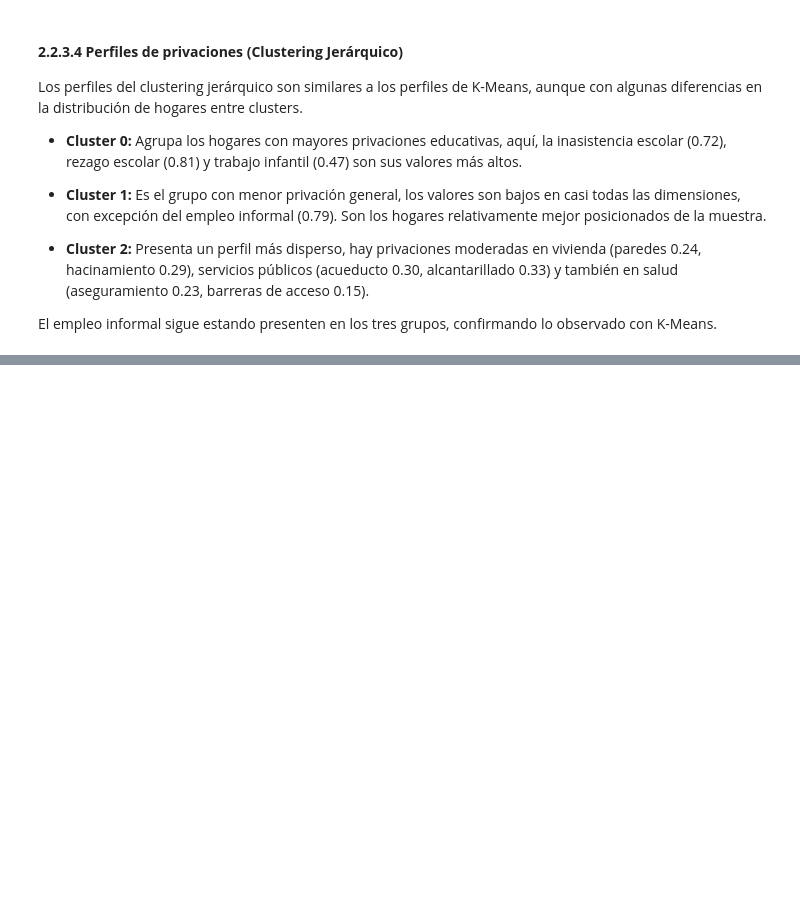
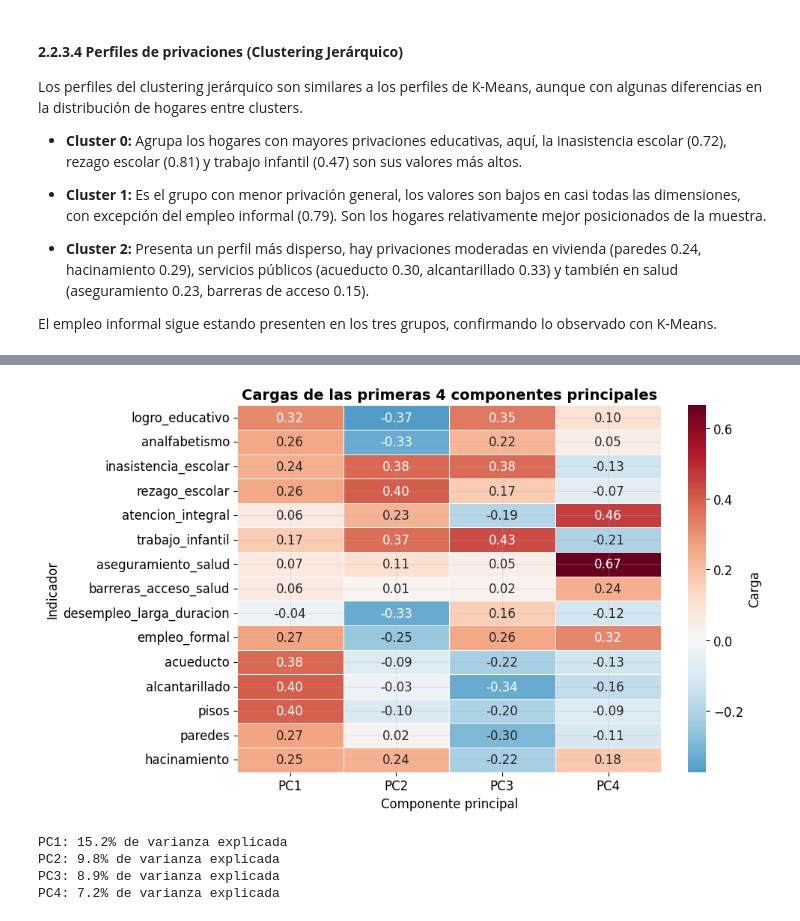
Before and after one commit to JohanAv1018/Proyecto-Final---Diplomado, a Jupyter notebook: Clustering_Pobreza_Multidimensional_Colombia.ipynb, the cells around one changed output, grey strips where cells are left out. Saved outputs shown, nothing was run; the diff lists cells and outputs as text; code cells hidden in the pictures; blank space fills up the shorter version.

Commit message:
Notebook
Versión completada del notebook, con las secciones de introducción y carga de datos; modelado y análisis; interpretación; conclusiones y uso de IA.

```diff
--- a/Clustering_Pobreza_Multidimensional_Colombia.ipynb
+++ b/Clustering_Pobreza_Multidimensional_Colombia.ipynb
@@ -573,0 +589,40 @@ El empleo informal sigue estando presenten en los tres grupos, confirmando lo ob
+# %%
+# Cargas de las primeras 4 componentes
+pca_interp = PCA(n_components=9)
+pca_interp.fit(X_std)
+
+loadings_df = pd.DataFrame(
+    pca_interp.components_[:4].T,
+    index=variables_ipm,
+    columns=[f'PC{i+1}' for i in range(4)]
+)
+
+fig, ax = plt.subplots(figsize=(10, 6))
+
+sns.heatmap(
+    loadings_df,
+    ax=ax,
+    cmap='RdBu_r',
+    center=0,
+    annot=True,
+    fmt='.2f',
+    linewidths=0.5,
+    cbar_kws={'label': 'Carga'}
+)
+
+ax.set_title('Cargas de las primeras 4 componentes principales', fontsize=14, fontweight='bold')
+ax.set_xlabel('Componente principal')
+ax.set_ylabel('Indicador')
+
+plt.tight_layout()
+plt.show()
+
+# Varianza explicada por componente
+for i, v in enumerate(pca_interp.explained_variance_ratio_[:4]):
+    print(f"PC{i+1}: {v*100:.1f}% de varianza explicada")
+# %% [output]
+[figure, added]
+PC1: 15.2% de varianza explicada
+PC2: 9.8% de varianza explicada
+PC3: 8.9% de varianza explicada
+PC4: 7.2% de varianza explicada
```
Also changed, not shown: parts of 24 cells of this notebook.
